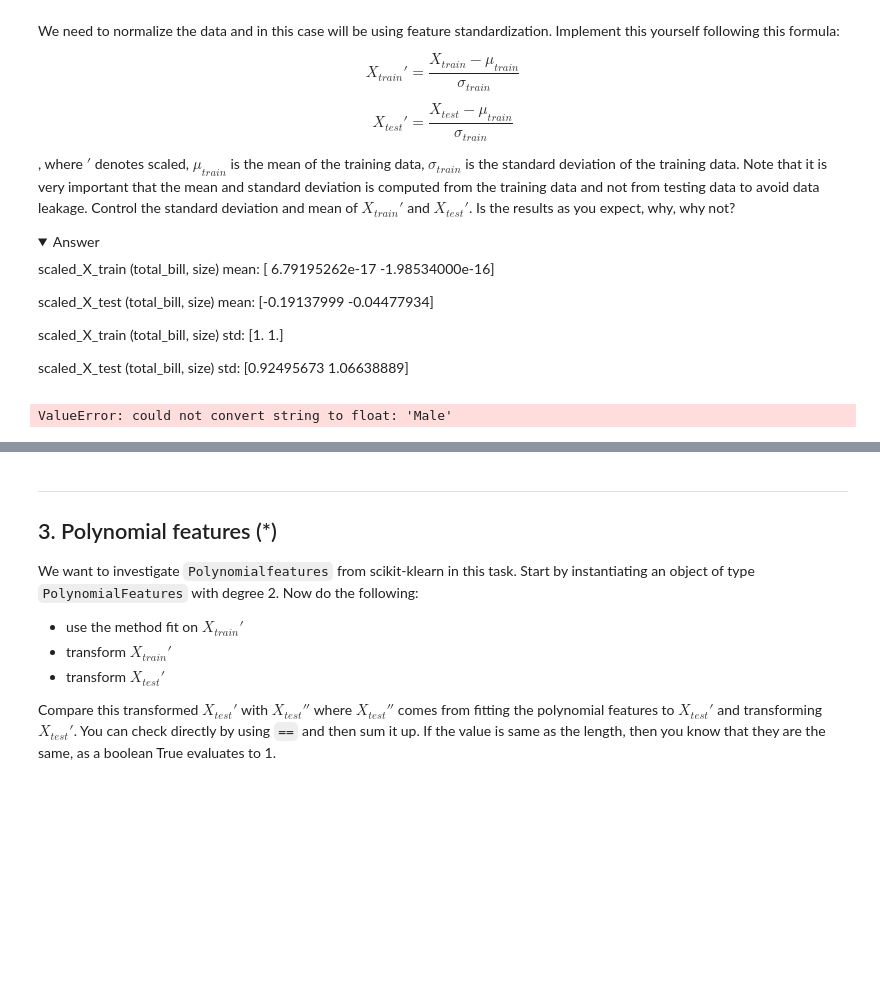
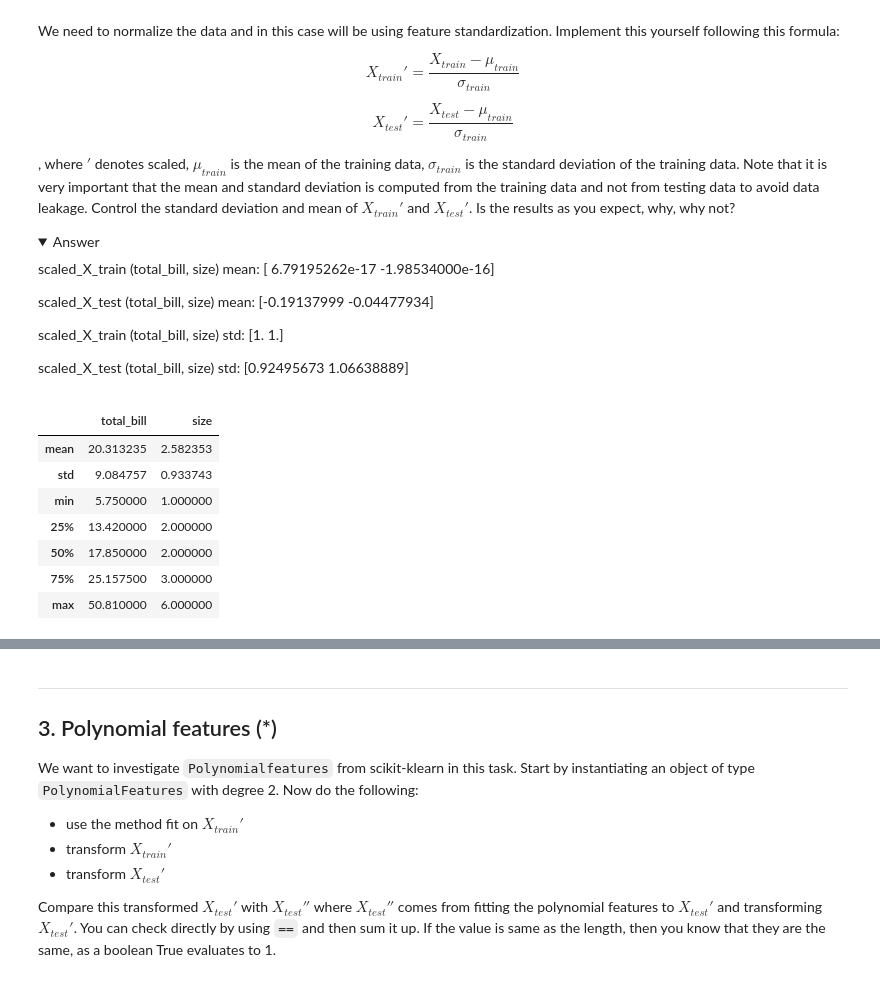
Before and after one commit to yuna-liu/Maskininlarning-Yuna-Liu, a Jupyter notebook: Exercises/E03_overfit_regularization.ipynb, the cells around one changed output, grey strips where cells are left out. Cells and saved outputs as stored; diff of their text form; code cells hidden in the pictures; folded sections open; blank space fills up the shorter version.

```diff
--- a/Exercises/E03_overfit_regularization.ipynb
+++ b/Exercises/E03_overfit_regularization.ipynb
@@ -285,11 +285,3 @@ scaled_X_train (total_bill, size) std: [1. 1.]
 scaled_X_test (total_bill, size) std: [0.92495673 1.06638889]
 
 </details>
-# %%
-from sklearn.preprocessing import MinMaxScaler
-scaler = MinMaxScaler()
-scaler.fit(X_train)
-scaled_X_train = scaler.transform(X_train[['total_bill', 'size']])
-scaled_X_test = scaler.transform(X_test[['total_bill', 'size']])
-# %% [output]
-ValueError: could not convert string to float: 'Male'
@@ -306,0 +288,13 @@ scaled_X_train_float = pd.DataFrame(scaled_X_train_float)
+# %%
+X_train_des = X_train.describe()
+X_train_des = X_train_des[1:]
+X_train_des
+# %% [output]
+|  | total_bill | size |
+| mean | 20.313235 | 2.582353 |
+| std | 9.084757 | 0.933743 |
+| min | 5.750000 | 1.000000 |
+| 25% | 13.420000 | 2.000000 |
+| 50% | 17.850000 | 2.000000 |
+| 75% | 25.157500 | 3.000000 |
+| max | 50.810000 | 6.000000 |
```
Also changed, not shown: parts of 7 cells of this notebook.
